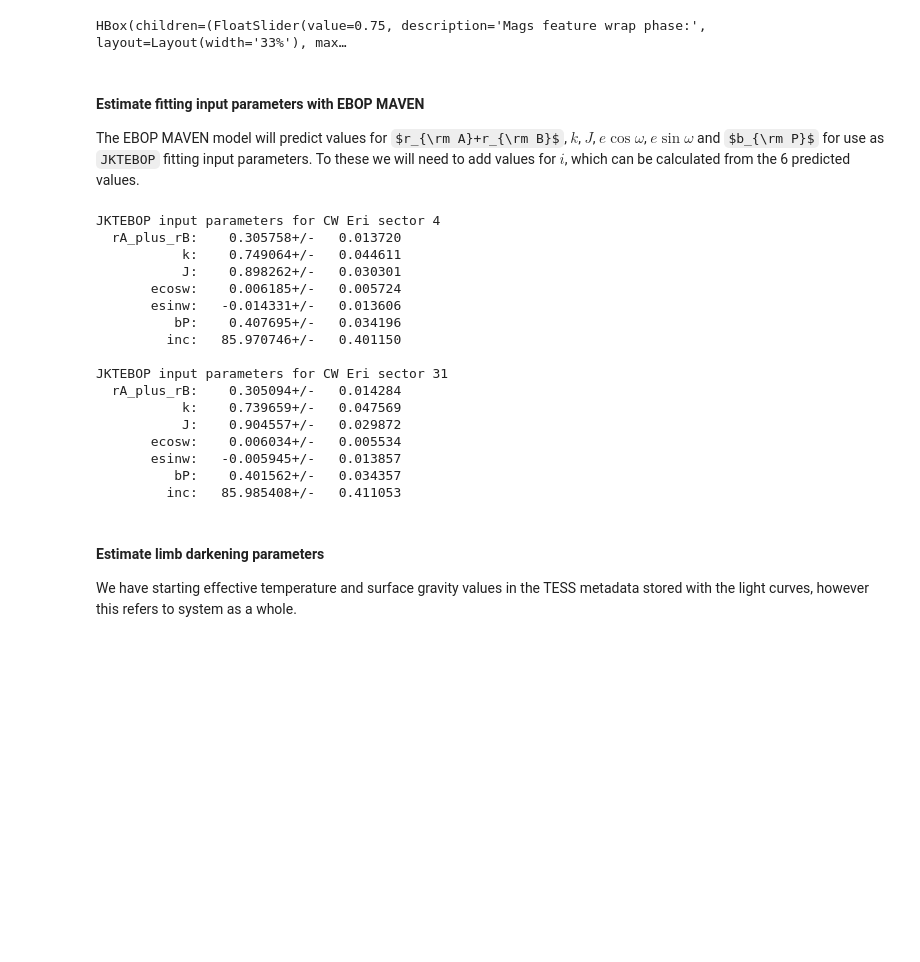
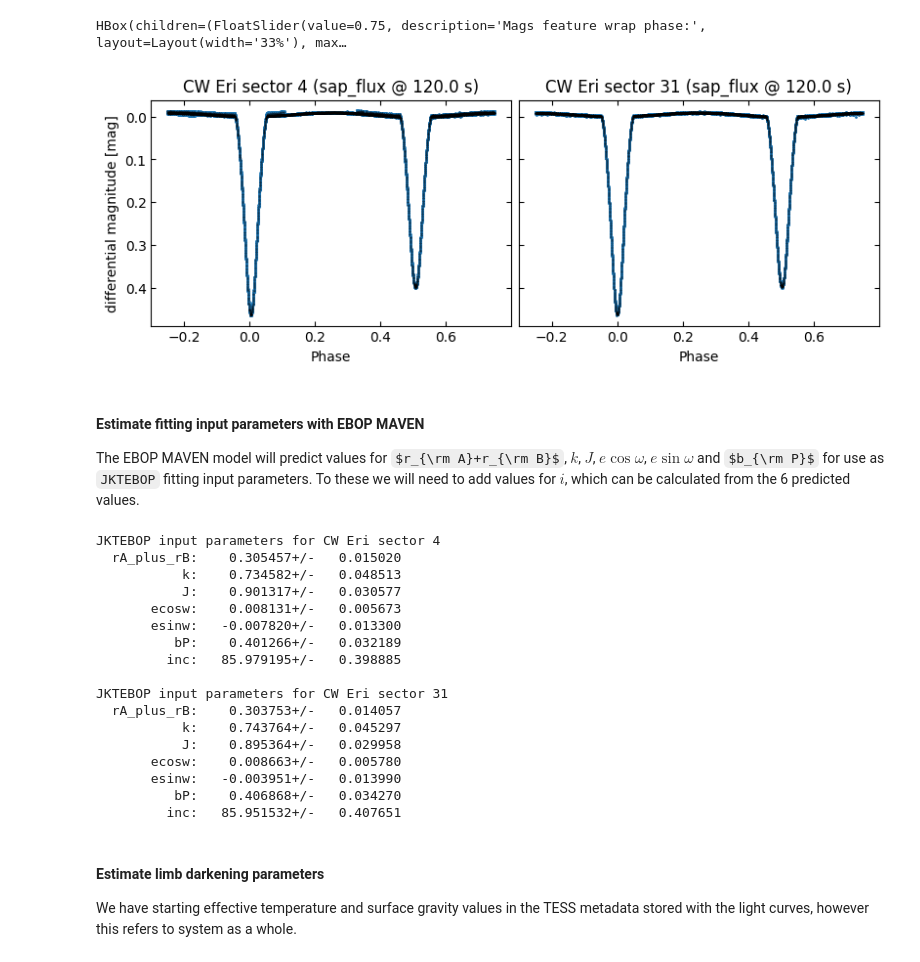
Before and after one commit to SteveOv/modebs, a Jupyter notebook: deb-view.ipynb, the cells around one changed output. Cells and saved outputs as stored; diff of their text form; code cells hidden in the pictures; some formulas as TeX source; blank space fills up the shorter version.

```diff
--- a/deb-view.ipynb
+++ b/deb-view.ipynb
@@ -240,21 +244,28 @@ HBox(children=(FloatSlider(value=0.75, description='Mags feature wrap phase:', l
 # %%
 mags_bins = estimator.mags_feature_bins
 if mags_wrap_phase is None:
     mags_wrap_phase = u.Quantity(wrap_phase_slider.value)
 elif isinstance(mags_wrap_phase, (int, float)):
     mags_wrap_phase = u.Quantity(mags_wrap_phase)
 
-mags_features = np.zeros(shape=(len(mag_lcs), mags_bins), dtype=np.float32)
+flcs = []
+mags_data = np.zeros(shape=(len(mag_lcs), 2, mags_bins), dtype=np.float32) # 0: phases, 1: mags
 for ix, lc in enumerate(mag_lcs):
-    fold_lc = lc.fold(period, t0, wrap_phase=mags_wrap_phase, normalize_phase=True)
-    _, mags_features[ix] = get_sampled_phase_mags_data(fold_lc, mags_bins, mags_wrap_phase)
+    flcs.append(flc := lc.fold(period, t0, wrap_phase=mags_wrap_phase, normalize_phase=True))
+    mags_data[ix] = get_sampled_phase_mags_data(flc, mags_bins, mags_wrap_phase)
+
+# Revised plots of the folded light curves, now wrapped as requested & overlaid with mags features
+plt.show(fig := plot_lightcurves(flcs, "delta_mag", add_x=mags_data[:, 0], add_y=mags_data[:, 1]))
+plt.close(fig)
+# %% [output]
+[figure, added]
 # %% [markdown]
 #### Estimate fitting input parameters with EBOP MAVEN
 The EBOP MAVEN model will predict values for $r_{\rm A}+r_{\rm B}$, $k$, $J$, $e\cos{\omega}$,
 $e\sin{\omega}$ and $b_{\rm P}$ for use as `JKTEBOP` fitting input parameters. To these we will
 need to add values for $i$, which can be calculated from the 6 predicted values.
 # %%
-predictions = estimator.predict(mags_features, iterations=1000)
+predictions = estimator.predict(mags_data[:, 1], iterations=1000)
 predictions = append_calculated_inc_predictions(predictions)
 
 for lc, preds in zip(mag_lcs, predictions):
@@ -262,22 +273,22 @@ for lc, preds in zip(mag_lcs, predictions):
     print(*(f"{p:>12s}: {preds[p] or 0:11.6f}" for p in predictions.dtype.names), sep="\n")
 # %% [output]
 JKTEBOP input parameters for CW Eri sector 4
-  rA_plus_rB:    0.305758+/-   0.013720
-           k:    0.749064+/-   0.044611
-           J:    0.898262+/-   0.030301
-       ecosw:    0.006185+/-   0.005724
-       esinw:   -0.014331+/-   0.013606
-          bP:    0.407695+/-   0.034196
-         inc:   85.970746+/-   0.401150
+  rA_plus_rB:    0.305457+/-   0.015020
+           k:    0.734582+/-   0.048513
+           J:    0.901317+/-   0.030577
+       ecosw:    0.008131+/-   0.005673
+       esinw:   -0.007820+/-   0.013300
+          bP:    0.401266+/-   0.032189
+         inc:   85.979195+/-   0.398885
 
 JKTEBOP input parameters for CW Eri sector 31
-  rA_plus_rB:    0.305094+/-   0.014284
-           k:    0.739659+/-   0.047569
-           J:    0.904557+/-   0.029872
-       ecosw:    0.006034+/-   0.005534
-       esinw:   -0.005945+/-   0.013857
-          bP:    0.401562+/-   0.034357
-         inc:   85.985408+/-   0.411053
+  rA_plus_rB:    0.303753+/-   0.014057
+           k:    0.743764+/-   0.045297
+           J:    0.895364+/-   0.029958
+       ecosw:    0.008663+/-   0.005780
+       esinw:   -0.003951+/-   0.013990
+          bP:    0.406868+/-   0.034270
+         inc:   85.951532+/-   0.407651
 # %% [markdown]
 #### Estimate limb darkening parameters
 We have starting effective temperature and surface gravity values in the
```
Also changed, not shown: parts of 5 cells of this notebook.
